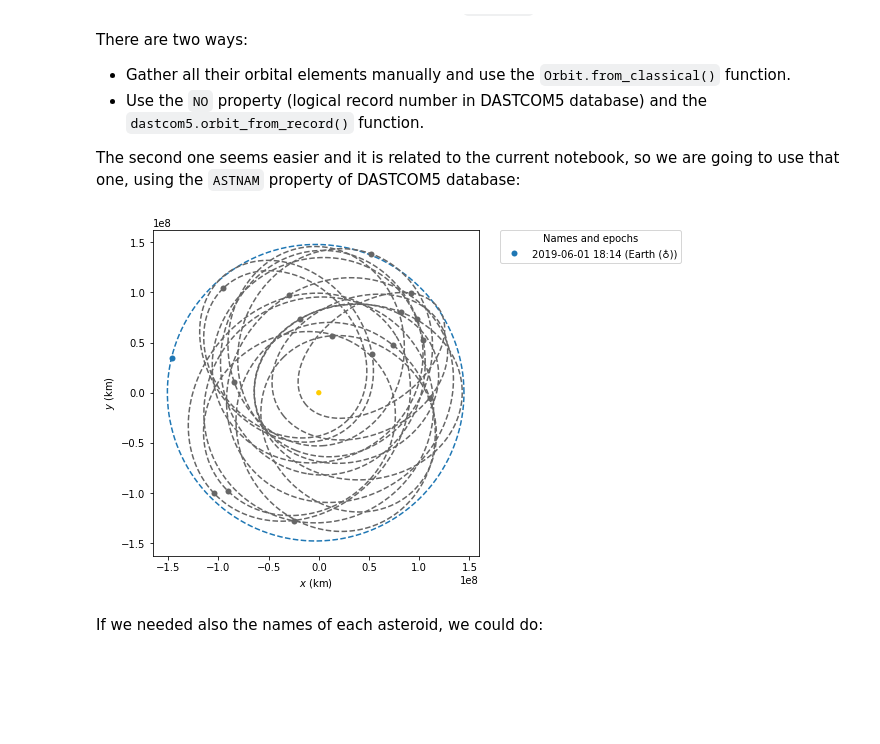
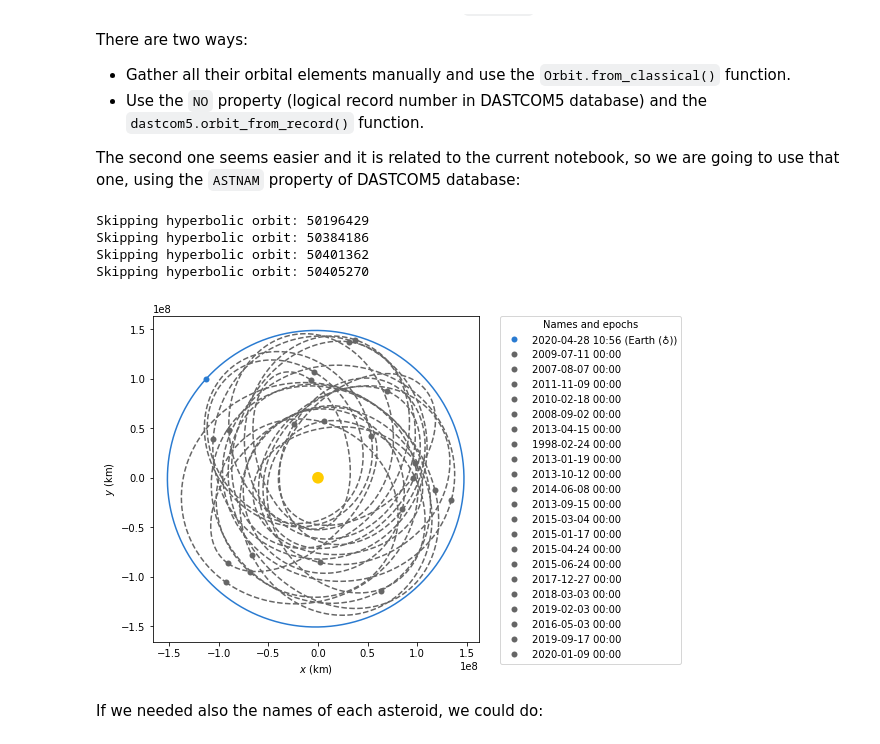
Before and after one commit to poliastro/poliastro, a Jupyter notebook: docs/source/examples/Using NEOS package.ipynb, the cells around one changed output. Cells and saved outputs as stored; diff of their text form; code cells hidden in the pictures; blank space fills up the shorter version.

```diff
--- a/docs/source/examples/Using NEOS package.ipynb
+++ b/docs/source/examples/Using NEOS package.ipynb
@@ -157,15 +164,21 @@ The second one seems easier and it is related to the current notebook, so we are
 # %%
 from poliastro.bodies import Earth
 
-earth = Orbit.from_body_ephem(Earth)
 frame = StaticOrbitPlotter()
-frame.plot(earth, label=Earth)
+frame.plot_body_orbit(Earth, time.Time.now().tdb)
 
 for record in atiras["NO"]:
-    ss = dastcom5.orbit_from_record(record).to_icrs()
-    frame.plot(ss, color="#666666")
+    ss = dastcom5.orbit_from_record(record)
+    if ss.ecc < 1:
+        frame.plot(ss, color="#666666")
+    else:
+        print(f"Skipping hyperbolic orbit: {record}")
 # %% [output]
+Skipping hyperbolic orbit: 50196429
+Skipping hyperbolic orbit: 50384186
+Skipping hyperbolic orbit: 50401362
+Skipping hyperbolic orbit: 50405270
-[figure, old version]
+[figure, new version]
 # %% [markdown]
 If we needed also the names of each asteroid, we could do:
 # %%
```
Also changed, not shown: parts of 15 cells of this notebook, 4 other files.
